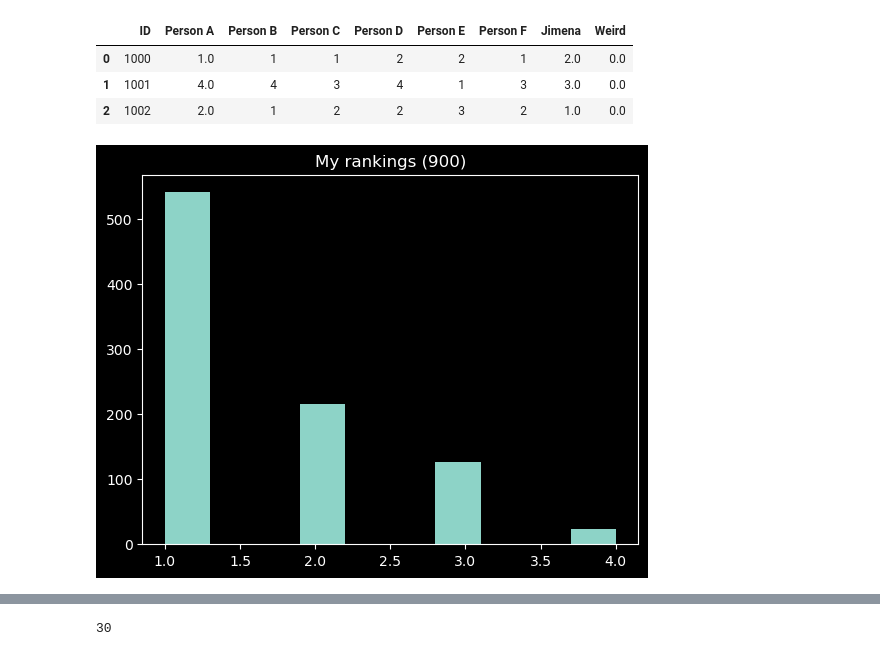
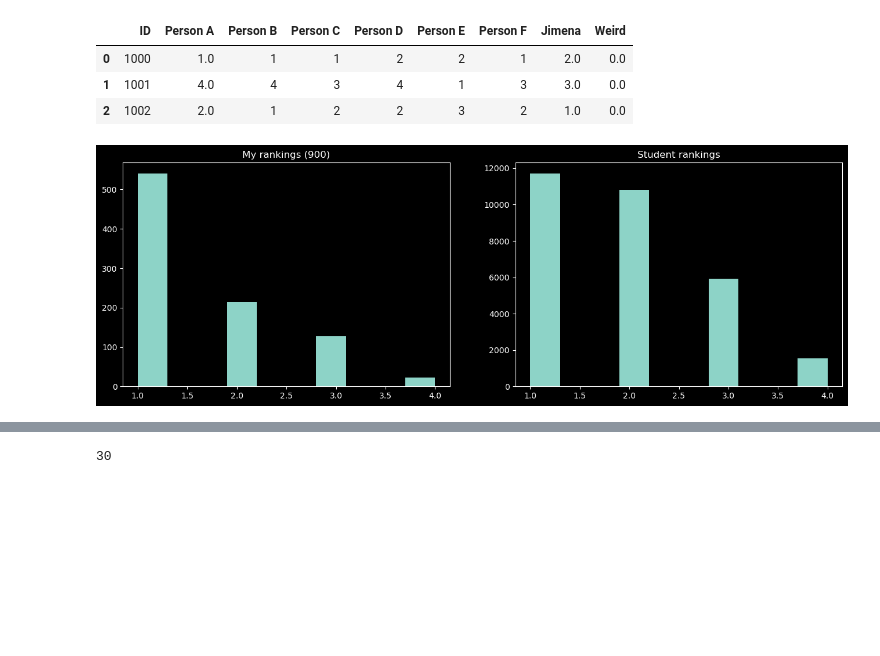
Before and after one commit to JimenaGonzalez/Searching-double-lenses, a Jupyter notebook: vit_cnn_multiclass/results/visual_inspection/Inspection_data/Calibration.ipynb, the cells around one changed output, grey strips where cells are left out. Drawn from its saved outputs; the diff is of its cells as text; code cells hidden in the pictures; blank space fills up the shorter version.

Commit message:
Added distribution vs my rank and difference

```diff
--- a/vit_cnn_multiclass/results/visual_inspection/Inspection_data/Calibration.ipynb
+++ b/vit_cnn_multiclass/results/visual_inspection/Inspection_data/Calibration.ipynb
@@ -13,16 +13,29 @@ data.head(3)
 | 1 | 1001 | 4.0 | 4 | 3 | 4 | 1 | 3 | 3.0 | 0.0 |
 | 2 | 1002 | 2.0 | 1 | 2 | 2 | 3 | 2 | 1.0 | 0.0 |
 # %%
-# Distribution of my rankings
+# Distribution of rankings
 data_all = pd.DataFrame(columns = data.columns)
+all_rank = pd.DataFrame()
 for i in range(1, 8):
     if(i == 3): continue
     data = pd.read_csv('group' + str(i) + '.csv', sep='\t')
     data_all = pd.concat((data_all, data), axis=0)
+    for name in (data.columns):
+        if(len(name) < 8): continue
+        all_rank = pd.concat((all_rank, data[name]), axis=0)
 
-plt.figure()
+all_rank = all_rank.rename(mapper = {0: 'rank'}, axis=1)
+all_rank = all_rank.astype({'rank': float})
+
+plt.figure(figsize=(16,5))
+plt.subplot(1,2,1)
 plt.title('My rankings (900)')
 plt.hist(data_all['Jimena'])
+
+plt.subplot(1,2,2)
+plt.title('Student rankings')
+plt.hist(all_rank['rank'], range=(1.,4.))
+
 plt.show()
 # %% [output]
-[figure, old version]
+[figure, new version]
```
Also changed, not shown: parts of 5 cells of this notebook.
